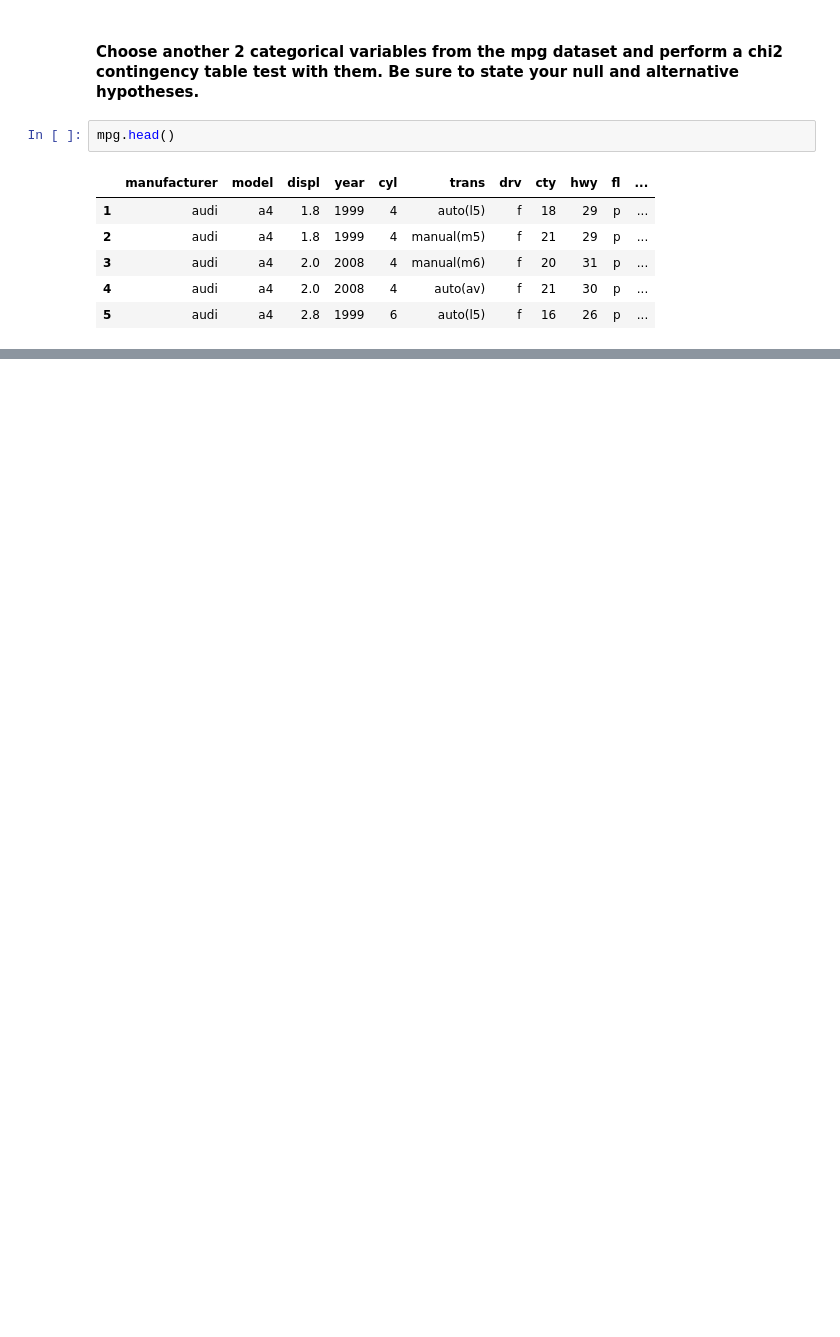
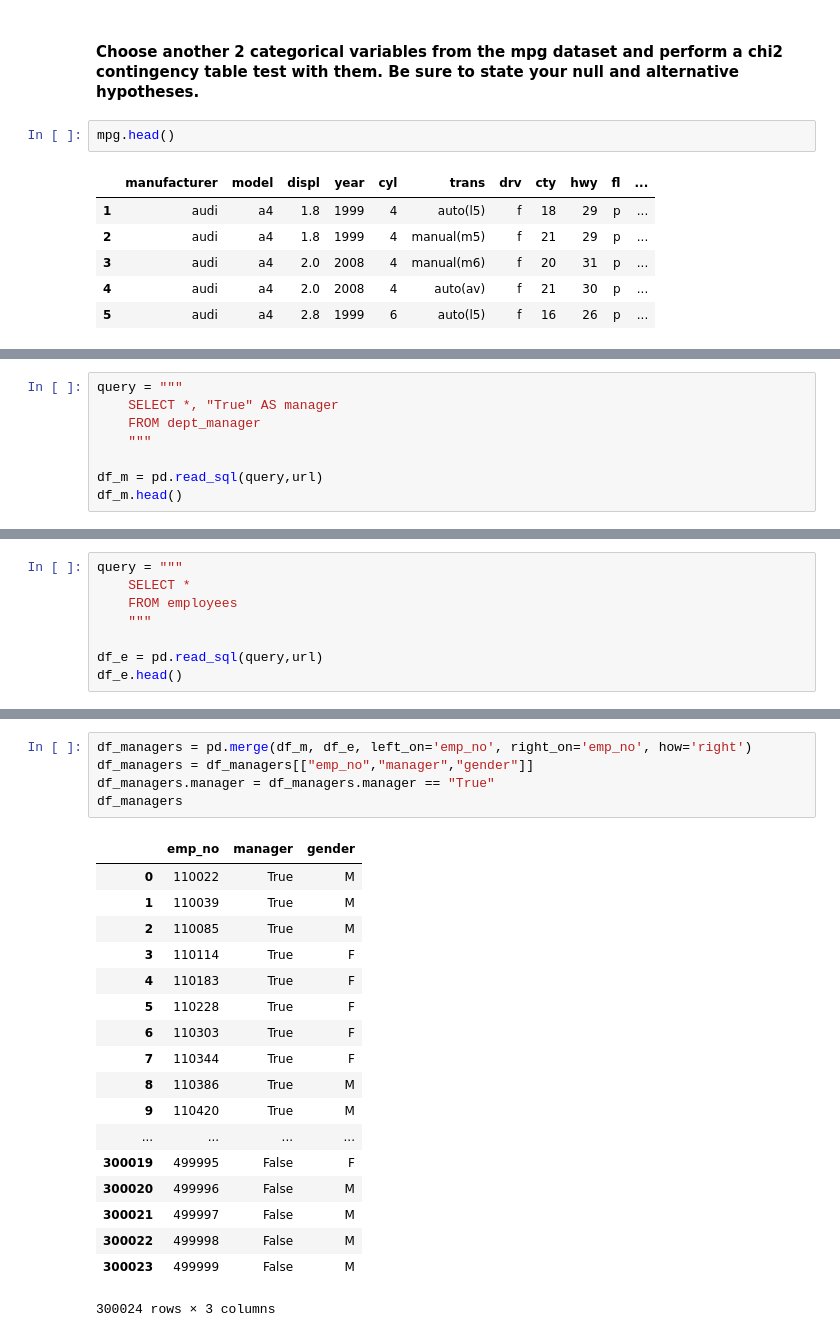
Before and after one commit to misty-garcia/statistics-exercises, a Jupyter notebook: hypothesis_testing.ipynb, the cells around one changed output, grey strips where cells are left out. Drawn from its saved outputs; the diff is of its cells as text; blank space fills up the shorter version.

```diff
--- a/hypothesis_testing.ipynb
+++ b/hypothesis_testing.ipynb
@@ -436,0 +454,8 @@ sales_prop.Sales, sales_prop.Marketing
+# %%
+query = """
+    SELECT *, "True" AS manager
+    FROM dept_manager
+    """
+
+df_m = pd.read_sql(query,url)
+df_m.head()
@@ -436,0 +469,8 @@ sales_prop.Sales, sales_prop.Marketing
+# %%
+query = """
+    SELECT *
+    FROM employees
+    """
+
+df_e = pd.read_sql(query,url)
+df_e.head()
@@ -436,0 +484,24 @@ sales_prop.Sales, sales_prop.Marketing
+# %%
+df_managers = pd.merge(df_m, df_e, left_on='emp_no', right_on='emp_no', how='right')
+df_managers = df_managers[["emp_no","manager","gender"]]
+df_managers.manager = df_managers.manager == "True"
+df_managers
+# %% [output]
+|  | emp_no | manager | gender |
+| 0 | 110022 | True | M |
+| 1 | 110039 | True | M |
+| 2 | 110085 | True | M |
+| 3 | 110114 | True | F |
+| 4 | 110183 | True | F |
+| 5 | 110228 | True | F |
+| 6 | 110303 | True | F |
+| 7 | 110344 | True | F |
+| 8 | 110386 | True | M |
+| 9 | 110420 | True | M |
+| ... | ... | ... | ... |
+| 300019 | 499995 | False | F |
+| 300020 | 499996 | False | M |
+| 300021 | 499997 | False | M |
+| 300022 | 499998 | False | M |
+| 300023 | 499999 | False | M |
+300024 rows × 3 columns
```
Also changed, not shown: parts of 30 cells of this notebook.
